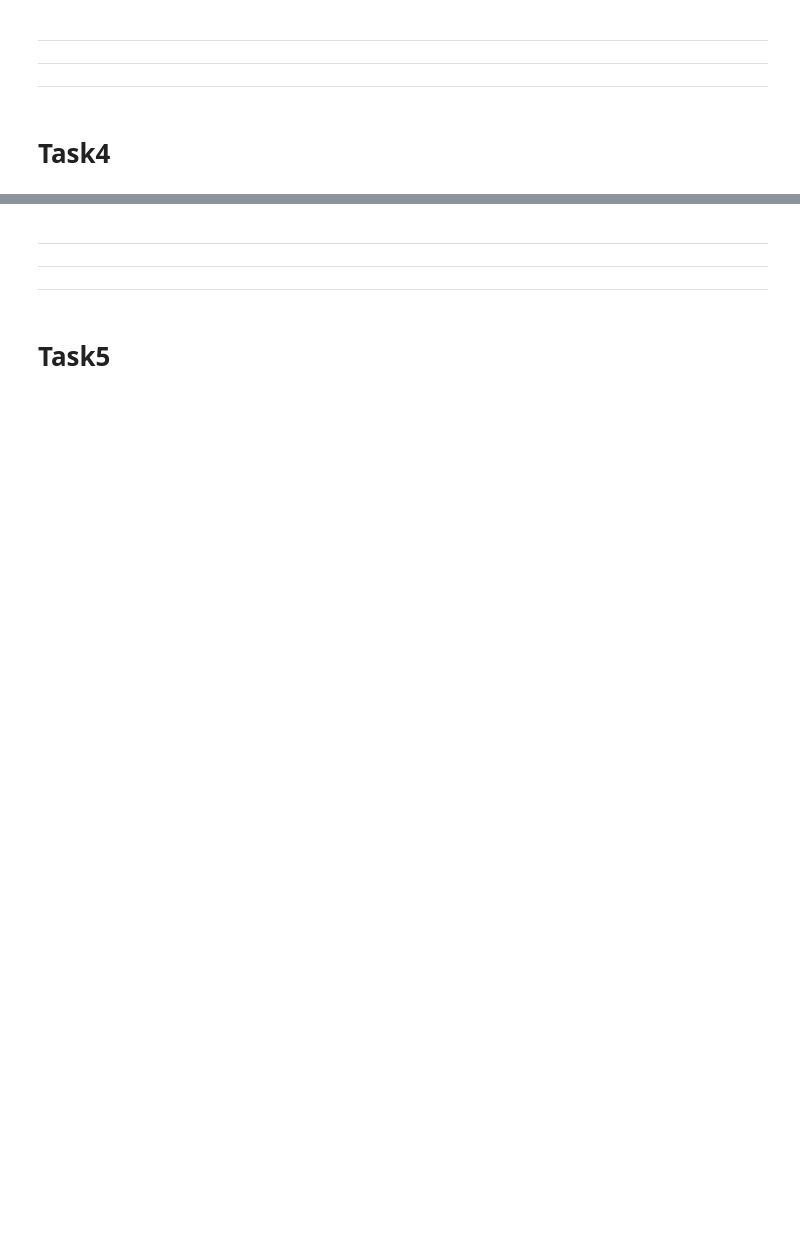
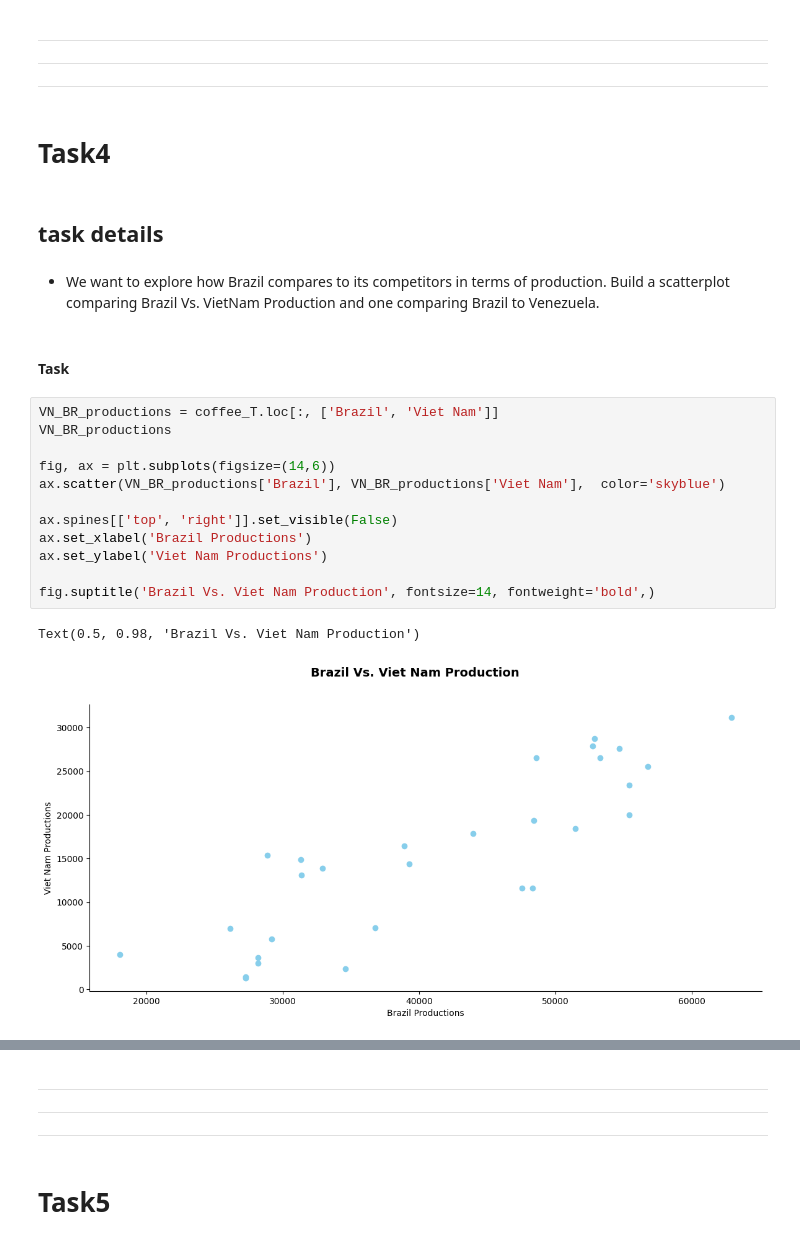
Before and after one commit to Mayar9/Global_Coffee_Market, a Jupyter notebook: Analyzing_Global_Coffee.ipynb, the cells around one changed output, grey strips where cells are left out. Cells and saved outputs as stored; diff of their text form; blank space fills up the shorter version.

```diff
--- a/Analyzing_Global_Coffee.ipynb
+++ b/Analyzing_Global_Coffee.ipynb
@@ -259,3 +330,24 @@ coffee_T.head()
 **************************************************************************************************************************************************
 # %% [markdown]
 # Task4
+# %% [markdown]
+## task details
+# %% [markdown]
+* We want to explore how Brazil compares to its competitors in terms of production. Build a scatterplot  comparing Brazil Vs. VietNam Production and one comparing Brazil to Venezuela.
+# %% [markdown]
+#### Task
+# %%
+VN_BR_productions = coffee_T.loc[:, ['Brazil', 'Viet Nam']]
+VN_BR_productions
+
+fig, ax = plt.subplots(figsize=(14,6))
+ax.scatter(VN_BR_productions['Brazil'], VN_BR_productions['Viet Nam'],  color='skyblue')
+
+ax.spines[['top', 'right']].set_visible(False)
+ax.set_xlabel('Brazil Productions')
+ax.set_ylabel('Viet Nam Productions')
+
+fig.suptitle('Brazil Vs. Viet Nam Production', fontsize=14, fontweight='bold',)
+# %% [output]
+Text(0.5, 0.98, 'Brazil Vs. Viet Nam Production')
+[figure, added]
```
Also changed, not shown: parts of 21 cells of this notebook.
